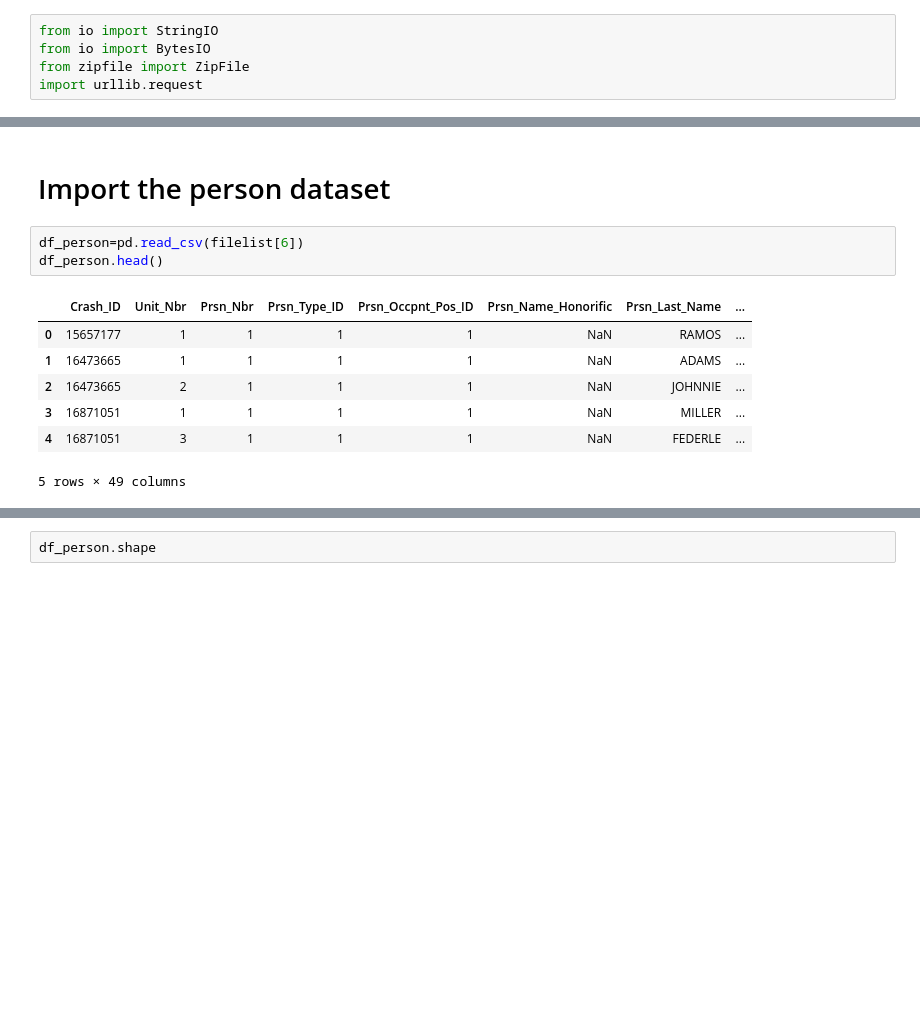
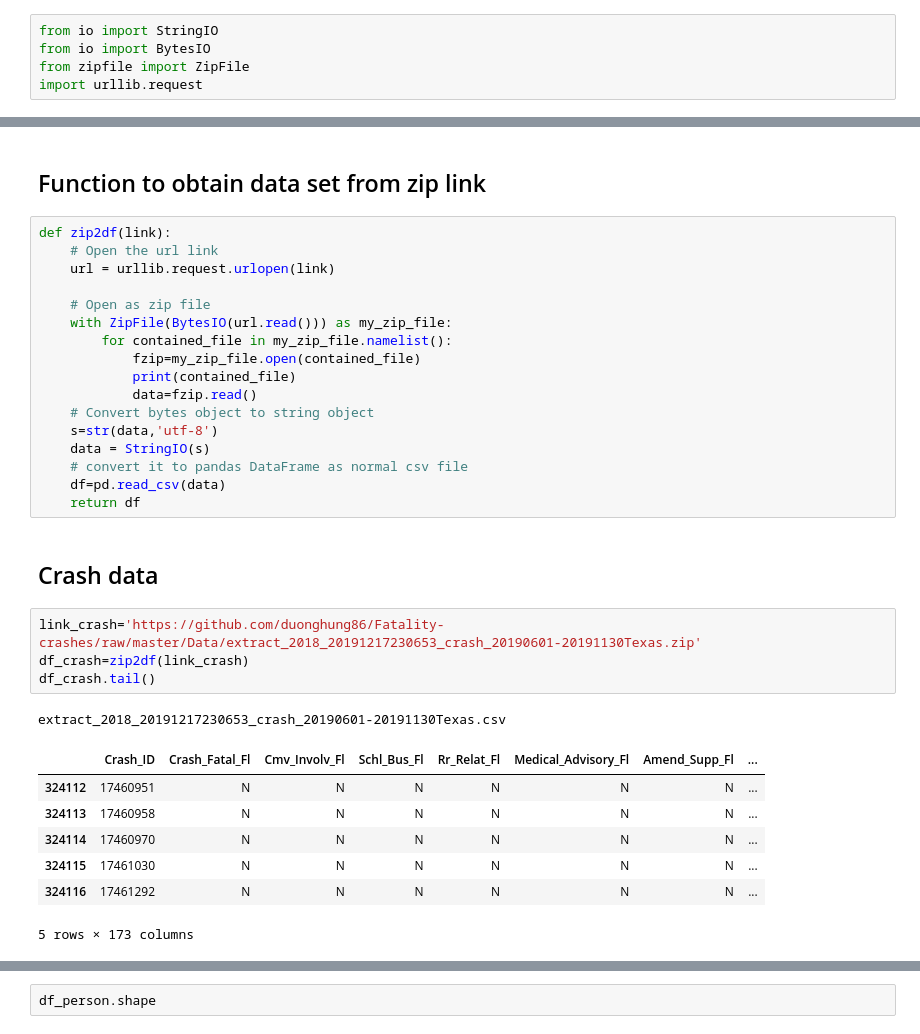
Before and after one commit to duonghung86/Fatality-crashes, a Jupyter notebook: Codes/VCA_ID_0_Data merging.ipynb, the cells around one changed output, grey strips where cells are left out. Drawn from its saved outputs; the diff is of its cells as text; blank space fills up the shorter version.

```diff
--- a/Codes/VCA_ID_0_Data merging.ipynb
+++ b/Codes/VCA_ID_0_Data merging.ipynb
@@ -65,13 +15,34 @@ df_crash.head()
-# %% [markdown]
-# Import the person dataset
-# %%
-df_person=pd.read_csv(filelist[6])
-df_person.head()
-# %% [output]
-|  | Crash_ID | Unit_Nbr | Prsn_Nbr | Prsn_Type_ID | Prsn_Occpnt_Pos_ID | Prsn_Name_Honorific | Prsn_Last_Name | ... |
-| 0 | 15657177 | 1 | 1 | 1 | 1 | NaN | RAMOS | ... |
-| 1 | 16473665 | 1 | 1 | 1 | 1 | NaN | ADAMS | ... |
-| 2 | 16473665 | 2 | 1 | 1 | 1 | NaN | JOHNNIE | ... |
-| 3 | 16871051 | 1 | 1 | 1 | 1 | NaN | MILLER | ... |
-| 4 | 16871051 | 3 | 1 | 1 | 1 | NaN | FEDERLE | ... |
-5 rows × 49 columns
+# %% [markdown]
+## Function to obtain data set from zip link
+# %%
+def zip2df(link):
+    # Open the url link
+    url = urllib.request.urlopen(link)
+
+    # Open as zip file
+    with ZipFile(BytesIO(url.read())) as my_zip_file:
+        for contained_file in my_zip_file.namelist():
+            fzip=my_zip_file.open(contained_file)
+            print(contained_file)
+            data=fzip.read()
+    # Convert bytes object to string object
+    s=str(data,'utf-8')
+    data = StringIO(s)
+    # convert it to pandas DataFrame as normal csv file
+    df=pd.read_csv(data)
+    return df
+# %% [markdown]
+## Crash data
+# %%
+link_crash='https://github.com/duonghung86/Fatality-crashes/raw/master/Data/extract_2018_20191217230653_crash_20190601-20191130Texas.zip'
+df_crash=zip2df(link_crash)
+df_crash.tail()
+# %% [output]
+extract_2018_20191217230653_crash_20190601-20191130Texas.csv
+|  | Crash_ID | Crash_Fatal_Fl | Cmv_Involv_Fl | Schl_Bus_Fl | Rr_Relat_Fl | Medical_Advisory_Fl | Amend_Supp_Fl | ... |
+| 324112 | 17460951 | N | N | N | N | N | N | ... |
+| 324113 | 17460958 | N | N | N | N | N | N | ... |
+| 324114 | 17460970 | N | N | N | N | N | N | ... |
+| 324115 | 17461030 | N | N | N | N | N | N | ... |
+| 324116 | 17461292 | N | N | N | N | N | N | ... |
+5 rows × 173 columns
```
Also changed, not shown: parts of 21 cells of this notebook, 1 other file.
